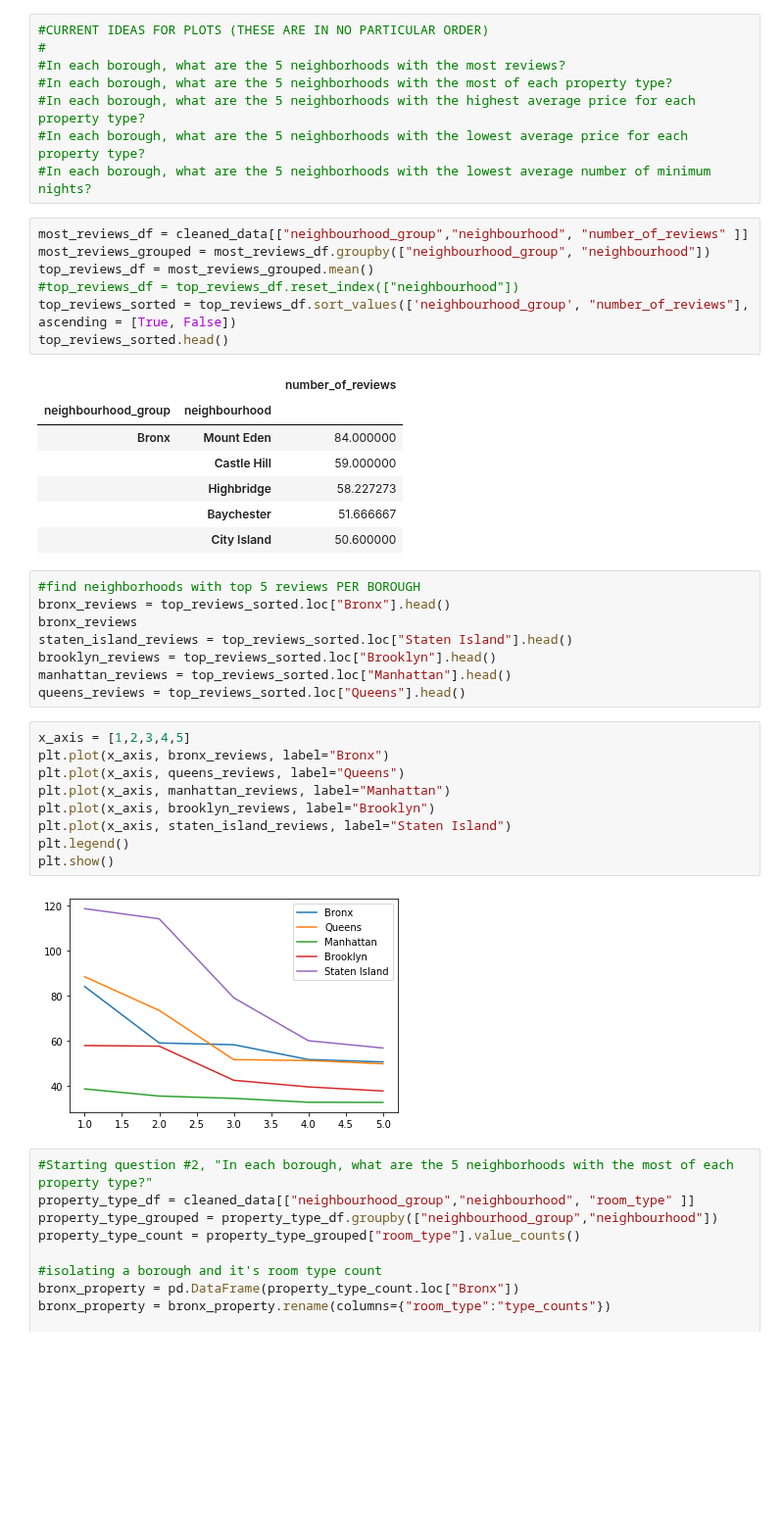
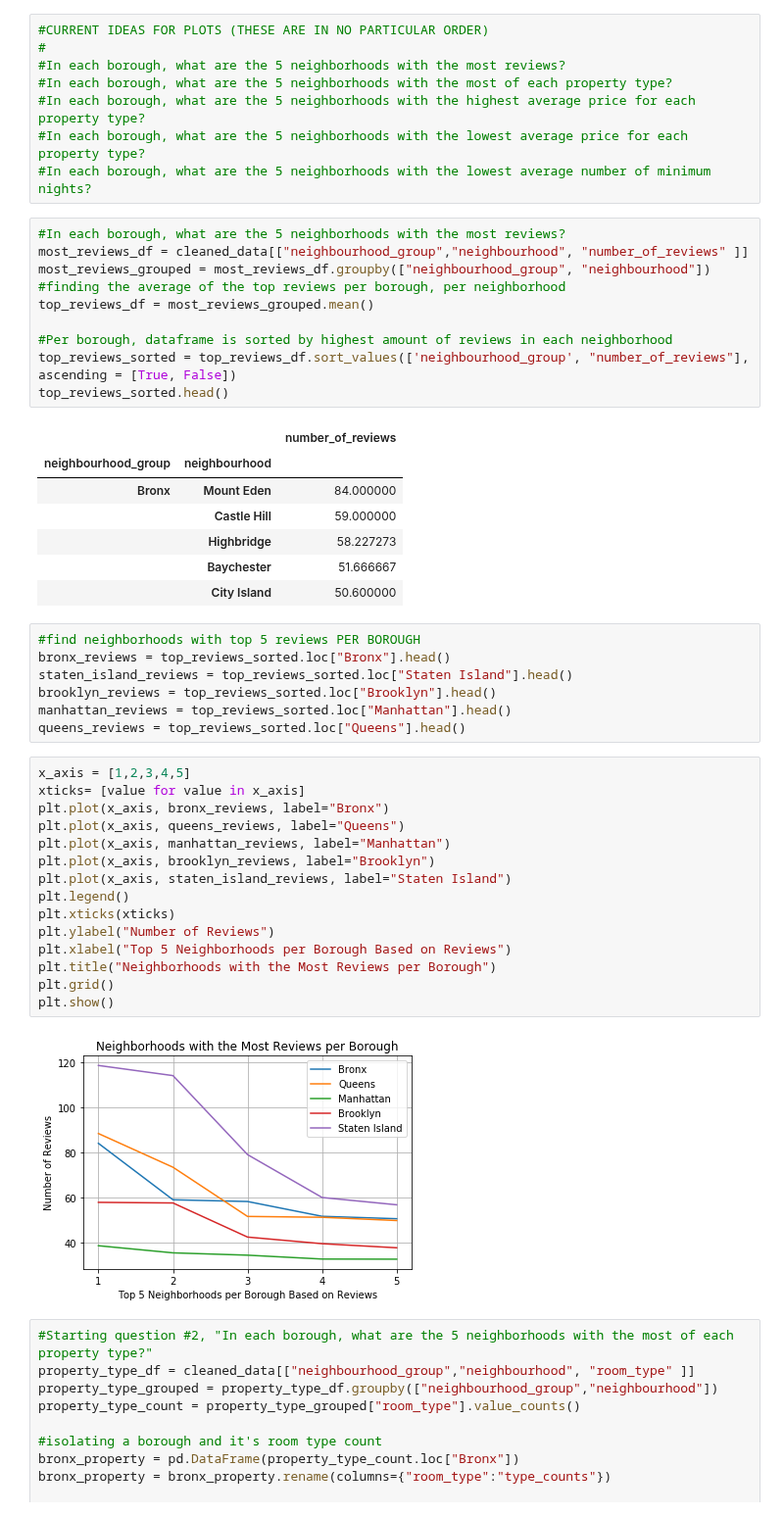
Before and after one commit to mjknj18/2019-NYC-Airbnb-Property-Data-Analysis, a Jupyter notebook: 2019_NYC_Airbnb_Property_Data_Analysis_Main.ipynb, the cells around one changed output. Shown at 98% size. Drawn from its saved outputs; the diff is of its cells as text; blank space fills up the shorter version.

```diff
--- a/2019_NYC_Airbnb_Property_Data_Analysis_Main.ipynb
+++ b/2019_NYC_Airbnb_Property_Data_Analysis_Main.ipynb
@@ -150,10 +150,13 @@ cleaned_data
 #In each borough, what are the 5 neighborhoods with the lowest average price for each property type?
 #In each borough, what are the 5 neighborhoods with the lowest average number of minimum nights?
 # %%
+#In each borough, what are the 5 neighborhoods with the most reviews?
 most_reviews_df = cleaned_data[["neighbourhood_group","neighbourhood", "number_of_reviews" ]]
 most_reviews_grouped = most_reviews_df.groupby(["neighbourhood_group", "neighbourhood"])
+#finding the average of the top reviews per borough, per neighborhood
 top_reviews_df = most_reviews_grouped.mean()
-#top_reviews_df = top_reviews_df.reset_index(["neighbourhood"])
+
+#Per borough, dataframe is sorted by highest amount of reviews in each neighborhood
 top_reviews_sorted = top_reviews_df.sort_values(['neighbourhood_group', "number_of_reviews"], ascending = [True, False])
 top_reviews_sorted.head()
 # %% [output]
@@ -167,22 +170,27 @@ top_reviews_sorted.head()
 # %%
 #find neighborhoods with top 5 reviews PER BOROUGH
 bronx_reviews = top_reviews_sorted.loc["Bronx"].head()
-bronx_reviews
 staten_island_reviews = top_reviews_sorted.loc["Staten Island"].head()
 brooklyn_reviews = top_reviews_sorted.loc["Brooklyn"].head()
 manhattan_reviews = top_reviews_sorted.loc["Manhattan"].head()
 queens_reviews = top_reviews_sorted.loc["Queens"].head()
 # %%
 x_axis = [1,2,3,4,5]
+xticks= [value for value in x_axis]
 plt.plot(x_axis, bronx_reviews, label="Bronx")
 plt.plot(x_axis, queens_reviews, label="Queens")
 plt.plot(x_axis, manhattan_reviews, label="Manhattan")
 plt.plot(x_axis, brooklyn_reviews, label="Brooklyn")
 plt.plot(x_axis, staten_island_reviews, label="Staten Island")
 plt.legend()
+plt.xticks(xticks)
+plt.ylabel("Number of Reviews")
+plt.xlabel("Top 5 Neighborhoods per Borough Based on Reviews")
+plt.title("Neighborhoods with the Most Reviews per Borough")
+plt.grid()
 plt.show()
 # %% [output]
-[figure, old version]
+[figure, new version]
 # %%
 #Starting question #2, "In each borough, what are the 5 neighborhoods with the most of each property type?"
 property_type_df = cleaned_data[["neighbourhood_group","neighbourhood", "room_type" ]]
```
Also changed, not shown: parts of 4 cells of this notebook.
